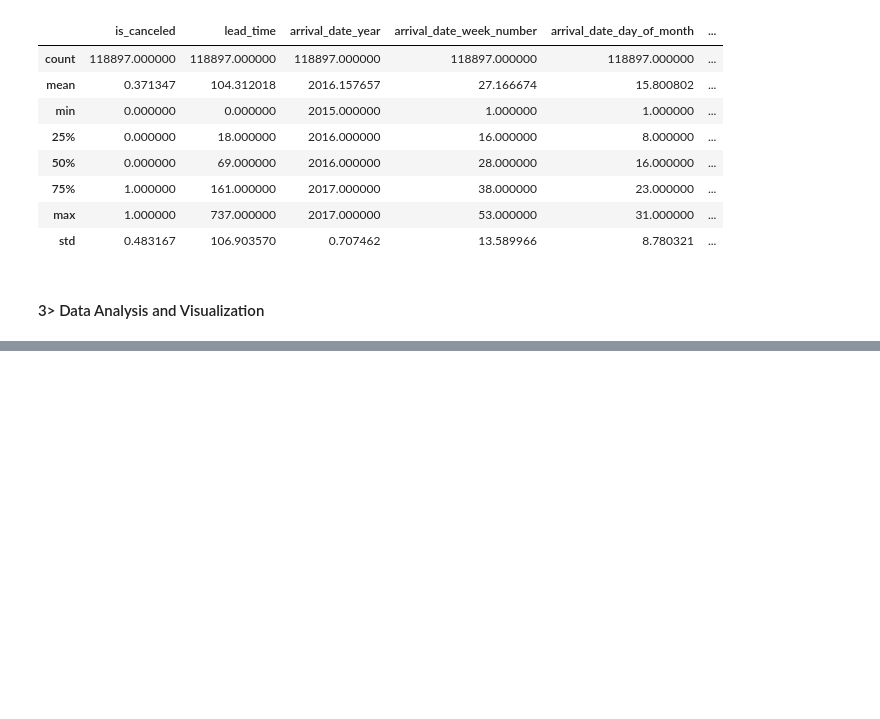
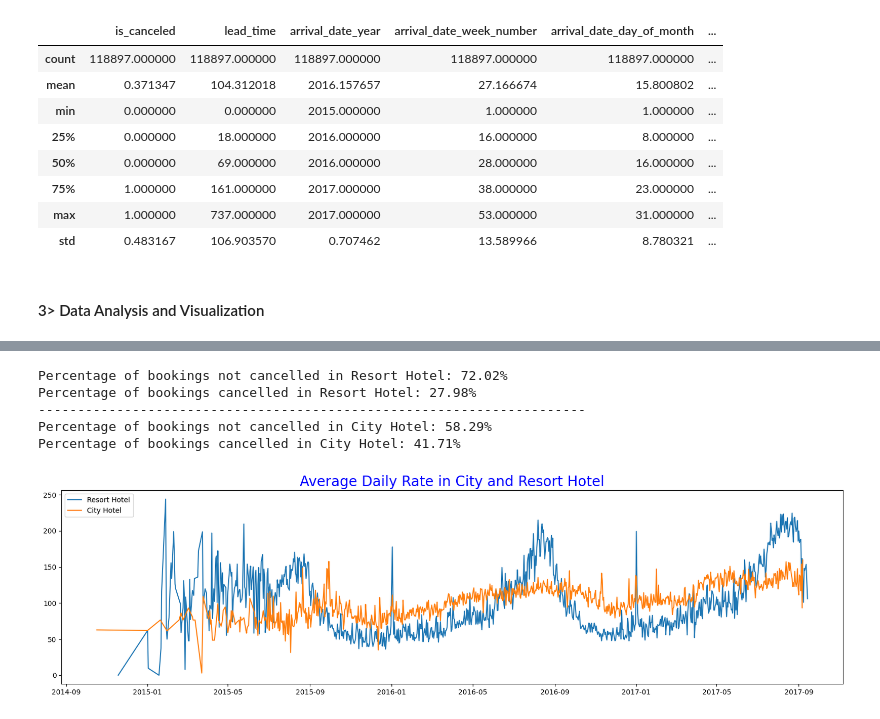
Before and after one commit to amitghoshg/Hotel_Booking, a Jupyter notebook: Hotel data analysis.ipynb, the cells around one changed output, grey strips where cells are left out. Saved outputs shown, nothing was run; the diff lists cells and outputs as text; code cells hidden in the pictures; blank space fills up the shorter version.

```diff
--- a/Hotel data analysis.ipynb
+++ b/Hotel data analysis.ipynb
@@ -147,0 +186,31 @@ hotel_data.describe()
+# %%
+#checking the graph cancelation rate in percentage for Resort Hotel
+
+resort_hotel = hotel_data[hotel_data['hotel'] == 'Resort Hotel']
+
+print("Percentage of bookings not cancelled in Resort Hotel: {:.2f}%".format(resort_hotel['is_canceled'].value_counts(normalize=True)[0] * 100))
+print("Percentage of bookings cancelled in Resort Hotel: {:.2f}%".format(resort_hotel['is_canceled'].value_counts(normalize=True)[1] * 100))
+print('-'*70)
+
+# checking the graph cancelation rate in percentage for City Hotel
+city_hotel = hotel_data[hotel_data['hotel'] == 'City Hotel']
+print("Percentage of bookings not cancelled in City Hotel: {:.2f}%".format(city_hotel['is_canceled'].value_counts(normalize=True)[0] * 100))
+print("Percentage of bookings cancelled in City Hotel: {:.2f}%".format(city_hotel['is_canceled'].value_counts(normalize=True)[1] * 100))
+# %% [output]
+Percentage of bookings not cancelled in Resort Hotel: 72.02%
+Percentage of bookings cancelled in Resort Hotel: 27.98%
+----------------------------------------------------------------------
+Percentage of bookings not cancelled in City Hotel: 58.29%
+Percentage of bookings cancelled in City Hotel: 41.71%
+# %%
+resort_hotel = resort_hotel.groupby('reservation_status_date')[['adr']].mean()
+city_hotel = city_hotel.groupby('reservation_status_date')[['adr']].mean()
+# %%
+plt.figure(figsize=(20,5))
+plt.title('Average Daily Rate in City and Resort Hotel',color = 'blue', fontsize=20)
+plt.plot(resort_hotel.index,resort_hotel['adr'],label = 'Resort Hotel')
+plt.plot(city_hotel.index,city_hotel['adr'],label = 'City Hotel')
+plt.legend(fontsize=10)
+plt.show()
+# %% [output]
+[figure, added]
```
Also changed, not shown: parts of 12 cells of this notebook, 9 other files.
